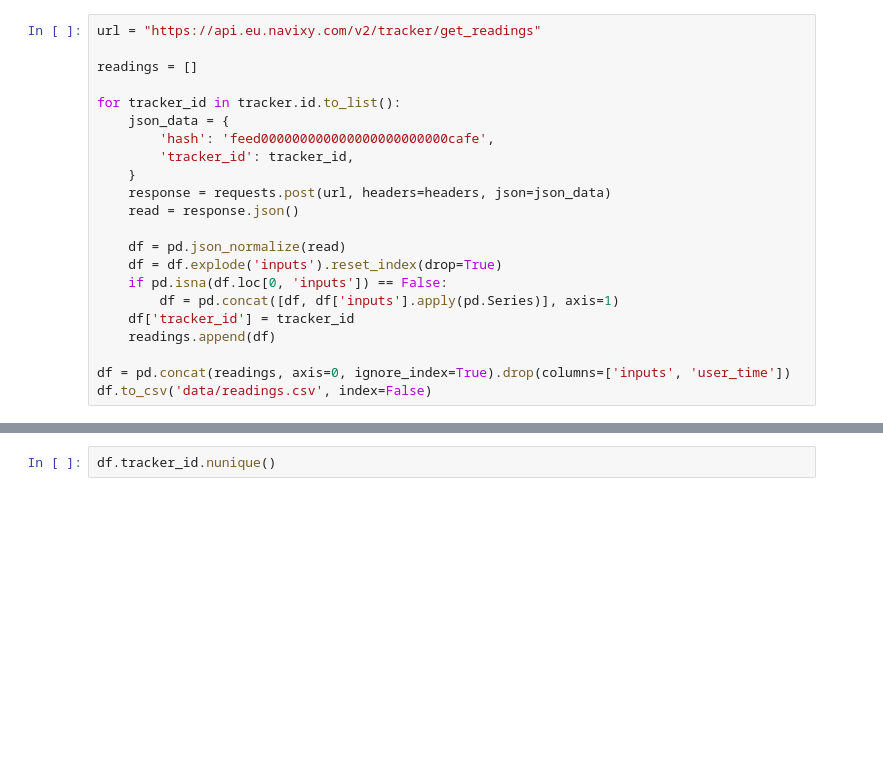
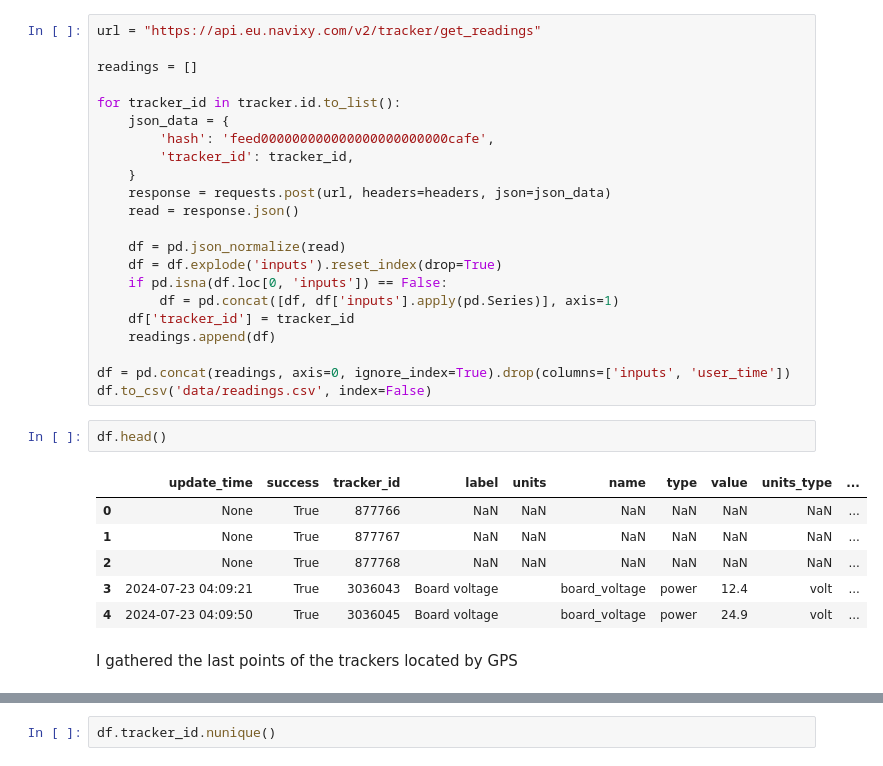
Before and after one commit to AnnaTSH/navixy-data-project, a Jupyter notebook: get_data.ipynb, the cells around one changed output, grey strips where cells are left out. Drawn from its saved outputs; the diff is of its cells as text; blank space fills up the shorter version.

```diff
--- a/get_data.ipynb
+++ b/get_data.ipynb
@@ -220,3 +213,14 @@ for tracker_id in tracker.id.to_list():
 
 df = pd.concat(readings, axis=0, ignore_index=True).drop(columns=['inputs', 'user_time'])
 df.to_csv('data/readings.csv', index=False)
+# %%
+df.head()
+# %% [output]
+|  | update_time | success | tracker_id | label | units | name | type | value | units_type | ... |
+| 0 | None | True | 877766 | NaN | NaN | NaN | NaN | NaN | NaN | ... |
+| 1 | None | True | 877767 | NaN | NaN | NaN | NaN | NaN | NaN | ... |
+| 2 | None | True | 877768 | NaN | NaN | NaN | NaN | NaN | NaN | ... |
+| 3 | 2024-07-23 04:09:21 | True | 3036043 | Board voltage |  | board_voltage | power | 12.4 | volt | ... |
+| 4 | 2024-07-23 04:09:50 | True | 3036045 | Board voltage |  | board_voltage | power | 24.9 | volt | ... |
+# %% [markdown]
+I gathered the last points of the trackers located by GPS
```
Also changed, not shown: parts of 53 cells of this notebook, 9 other files.
